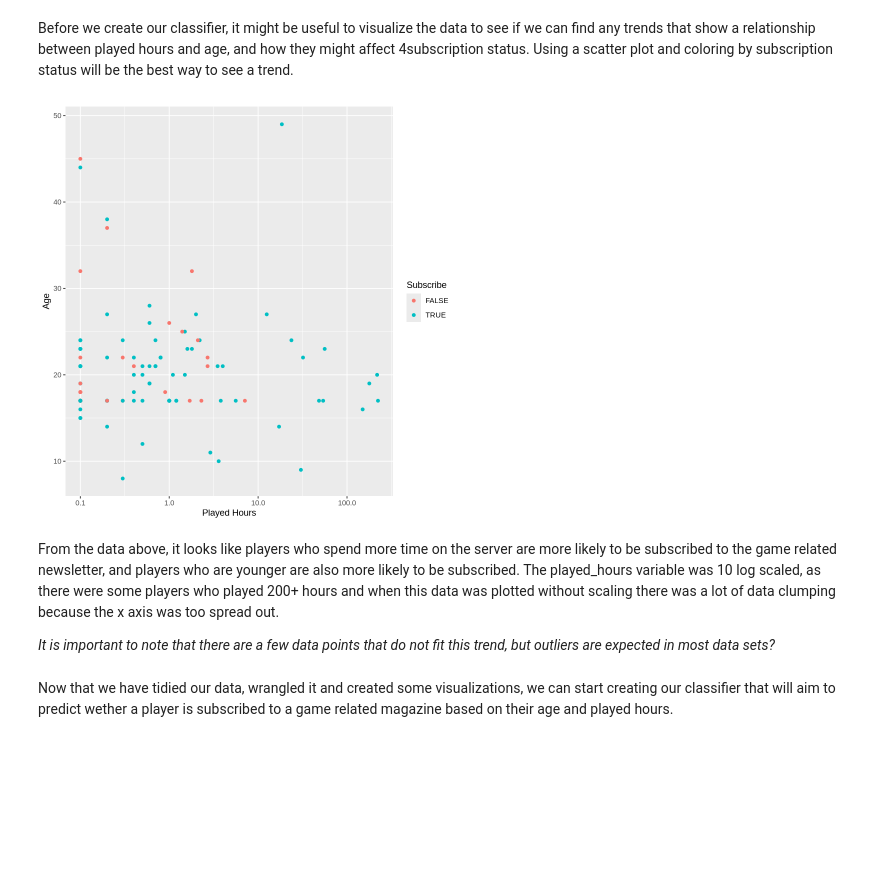
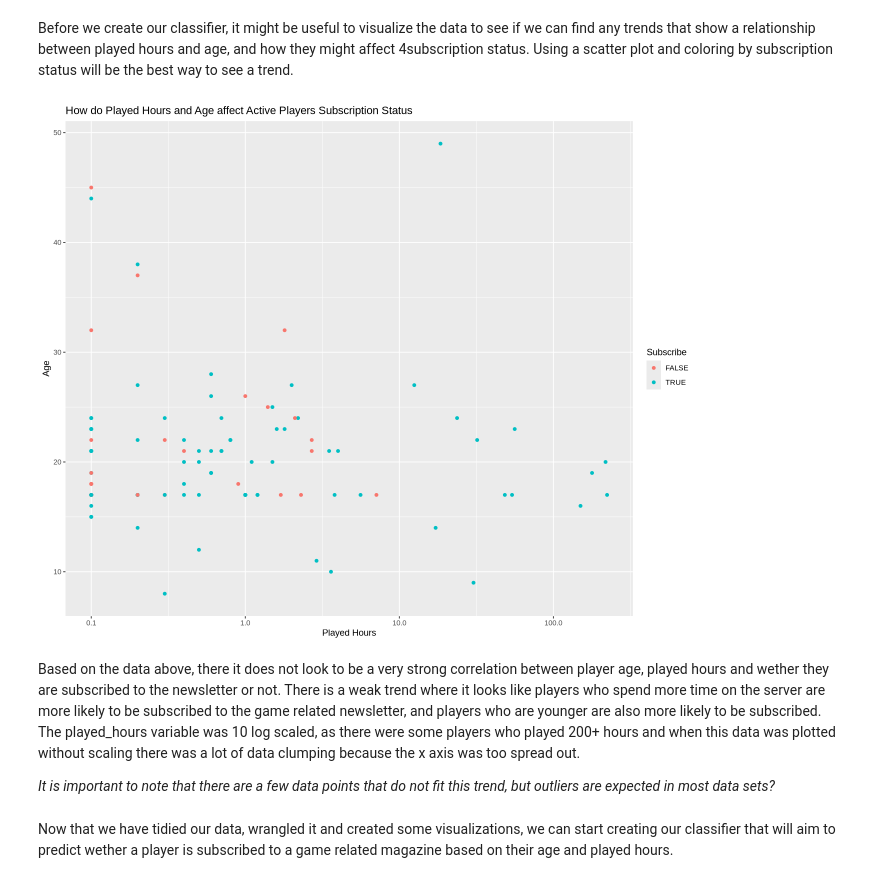
Before and after one commit to navis17/DSCI-100-Group-Project-Final-Report, a Jupyter notebook: Methods and Results.ipynb, the cells around one changed output. Cells and saved outputs as stored; diff of their text form; code cells hidden in the pictures; blank space fills up the shorter version.

```diff
--- a/Methods and Results.ipynb
+++ b/Methods and Results.ipynb
@@ -110,13 +99,14 @@ Before we create our classifier, it might be useful to visualize the data to see
 # %%
 players_plot<- players_select |>
 ggplot(aes(x = played_hours, y = Age, color = subscribe)) + scale_x_log10() +
 geom_point() +
-labs(x = "Played Hours", y = "Age", color = "Subscribe")
+labs(x = "Played Hours", y = "Age", color = "Subscribe") +
+ggtitle("How do Played Hours and Age affect Active Players Subscription Status")
 players_plot
 # %% [output]
-[figure, old version]
+[figure, new version]
 # %% [markdown]
-From the data above, it looks like players who spend more time on the server are more likely to be subscribed to the game related newsletter, and players who are younger are also more likely to be subscribed. The played_hours variable was 10 log scaled, as there were some players who played 200+ hours and when this data was plotted without scaling there was a lot of data clumping because the x axis was too spread out.
+Based on the data above, there it does not look to be a very strong correlation between player age, played hours and wether they are subscribed to the newsletter or not. There is a weak trend where it looks like players who spend more time on the server are more likely to be subscribed to the game related newsletter, and players who are younger are also more likely to be subscribed. The played_hours variable was 10 log scaled, as there were some players who played 200+ hours and when this data was plotted without scaling there was a lot of data clumping because the x axis was too spread out.
 
 *It is important to note that there are a few data points that do not fit this trend, but outliers are expected in most data sets?*
 # %% [markdown]
```
Also changed, not shown: parts of 21 cells of this notebook.
